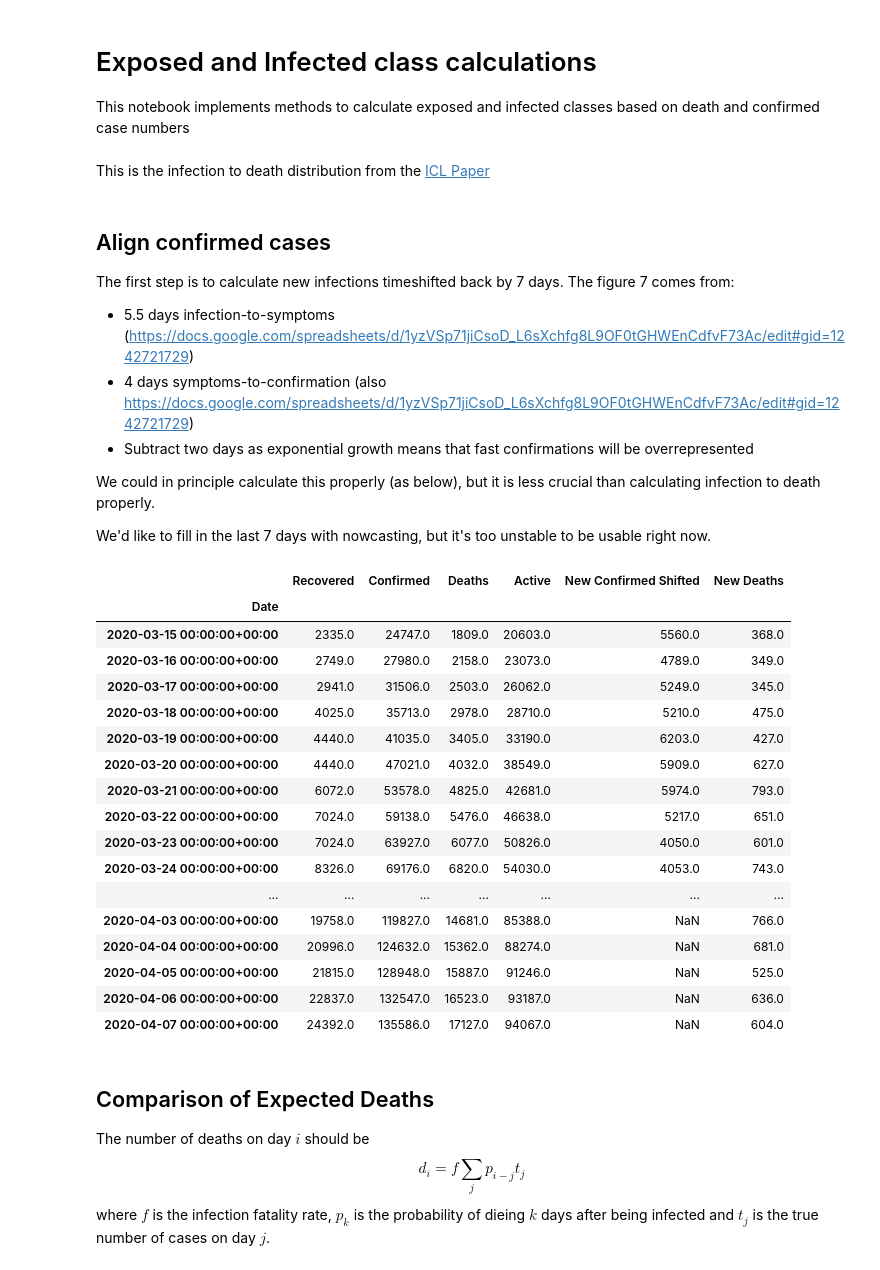
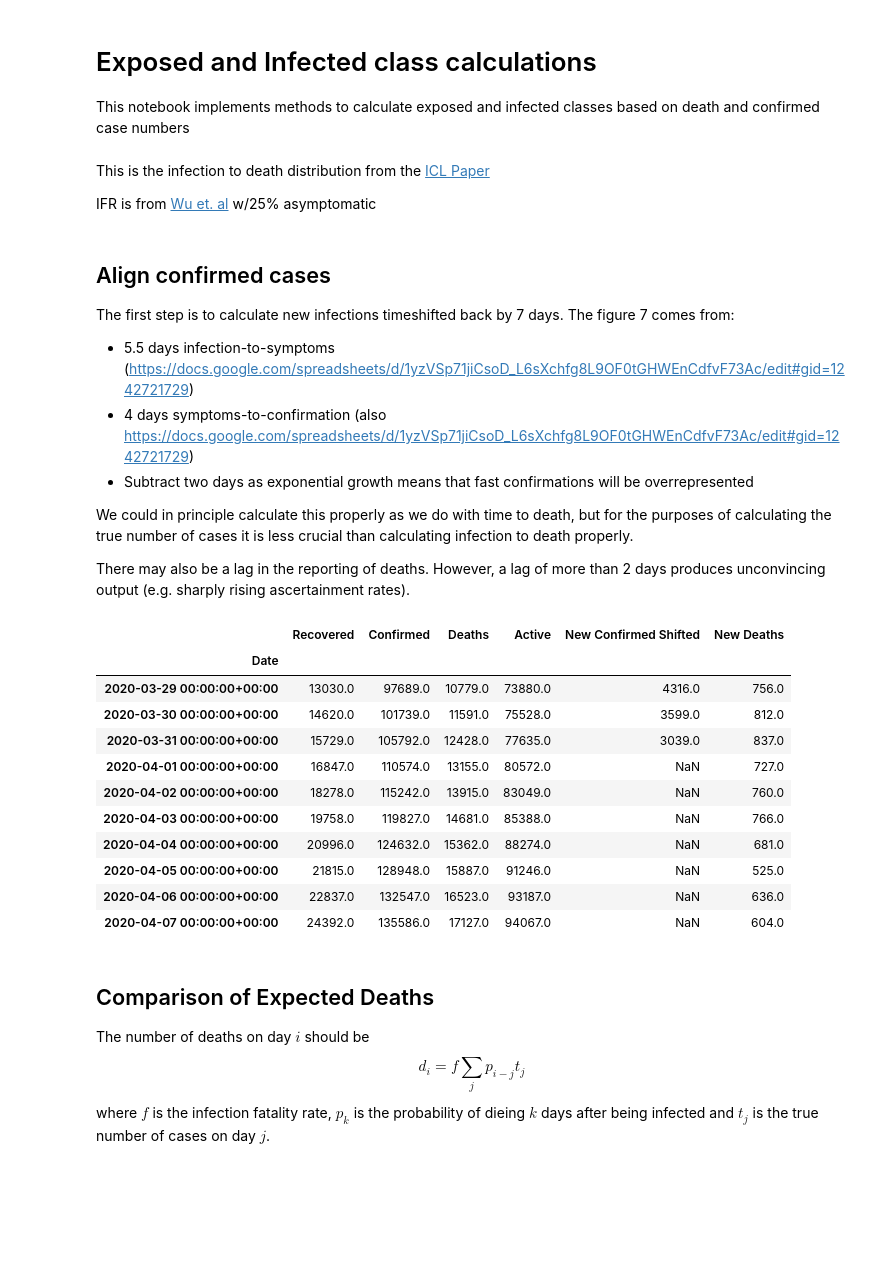
Before and after one commit to jsalvatier/epimodel, a Jupyter notebook: notebooks/djohnston/Cases_from_deaths.ipynb, the cells around one changed output. Drawn from its saved outputs; the diff is of its cells as text; code cells hidden in the pictures; blank space fills up the shorter version.

```diff
--- a/notebooks/djohnston/Cases_from_deaths.ipynb
+++ b/notebooks/djohnston/Cases_from_deaths.ipynb
@@ -17,6 +17,8 @@ csse_ds = csse_ds.loc[csse_ds.index.dropna(),:]
 csse_ds = csse_ds.loc[~(csse_ds.index.get_level_values(0)=='CA'),:]
 # %% [markdown]
 This is the infection to death distribution from the [ICL Paper](https://www.imperial.ac.uk/media/imperial-college/medicine/mrc-gida/2020-03-30-COVID19-Report-13.pdf)
+
+IFR is from [Wu et. al](https://www.nature.com/articles/s41591-020-0822-7) w/25% asymptomatic
 # %%
 ICL_ITD = gamma(1/0.45**2,0,18.8*0.45**2)
 
@@ -122,30 +125,24 @@ The first step is to calculate new infections timeshifted back by 7 days. The fi
  - 4 days symptoms-to-confirmation (also https://docs.google.com/spreadsheets/d/1yzVSp71jiCsoD_L6sXchfg8L9OF0tGHWEnCdfvF73Ac/edit#gid=1242721729)
  - Subtract two days as exponential growth means that fast confirmations will be overrepresented
 
-We could in principle calculate this properly (as below), but it is less crucial than calculating infection to death properly.
+We could in principle calculate this properly as we do with time to death, but for the purposes of calculating the true number of cases it is less crucial than calculating infection to death properly.
 
-We'd like to fill in the last 7 days with nowcasting, but it's too unstable to be usable right now.
+There may also be a lag in the reporting of deaths. However, a lag of more than 2 days produces unconvincing output (e.g. sharply rising ascertainment rates).
 # %%
 csse_demo = csse_ds.copy()
 
 csse_demo['New Confirmed Shifted'] = csse_demo['Confirmed'].groupby(level=0).transform(transformCases)
 csse_demo['New Deaths'] = csse_demo['Deaths'].groupby(level=0).transform(lambda x: x.diff())
 
-csse_demo.loc['IT'][-24:]
+csse_demo.loc['IT'][-10:]
 # %% [output]
 |  | Recovered | Confirmed | Deaths | Active | New Confirmed Shifted | New Deaths |
 | Date |  |  |  |  |  |  |
-| 2020-03-15 00:00:00+00:00 | 2335.0 | 24747.0 | 1809.0 | 20603.0 | 5560.0 | 368.0 |
-| 2020-03-16 00:00:00+00:00 | 2749.0 | 27980.0 | 2158.0 | 23073.0 | 4789.0 | 349.0 |
-| 2020-03-17 00:00:00+00:00 | 2941.0 | 31506.0 | 2503.0 | 26062.0 | 5249.0 | 345.0 |
-| 2020-03-18 00:00:00+00:00 | 4025.0 | 35713.0 | 2978.0 | 28710.0 | 5210.0 | 475.0 |
-| 2020-03-19 00:00:00+00:00 | 4440.0 | 41035.0 | 3405.0 | 33190.0 | 6203.0 | 427.0 |
-| 2020-03-20 00:00:00+00:00 | 4440.0 | 47021.0 | 4032.0 | 38549.0 | 5909.0 | 627.0 |
-| 2020-03-21 00:00:00+00:00 | 6072.0 | 53578.0 | 4825.0 | 42681.0 | 5974.0 | 793.0 |
-| 2020-03-22 00:00:00+00:00 | 7024.0 | 59138.0 | 5476.0 | 46638.0 | 5217.0 | 651.0 |
-| 2020-03-23 00:00:00+00:00 | 7024.0 | 63927.0 | 6077.0 | 50826.0 | 4050.0 | 601.0 |
-| 2020-03-24 00:00:00+00:00 | 8326.0 | 69176.0 | 6820.0 | 54030.0 | 4053.0 | 743.0 |
-| ... | ... | ... | ... | ... | ... | ... |
+| 2020-03-29 00:00:00+00:00 | 13030.0 | 97689.0 | 10779.0 | 73880.0 | 4316.0 | 756.0 |
+| 2020-03-30 00:00:00+00:00 | 14620.0 | 101739.0 | 11591.0 | 75528.0 | 3599.0 | 812.0 |
+| 2020-03-31 00:00:00+00:00 | 15729.0 | 105792.0 | 12428.0 | 77635.0 | 3039.0 | 837.0 |
+| 2020-04-01 00:00:00+00:00 | 16847.0 | 110574.0 | 13155.0 | 80572.0 | NaN | 727.0 |
+| 2020-04-02 00:00:00+00:00 | 18278.0 | 115242.0 | 13915.0 | 83049.0 | NaN | 760.0 |
 | 2020-04-03 00:00:00+00:00 | 19758.0 | 119827.0 | 14681.0 | 85388.0 | NaN | 766.0 |
 | 2020-04-04 00:00:00+00:00 | 20996.0 | 124632.0 | 15362.0 | 88274.0 | NaN | 681.0 |
 | 2020-04-05 00:00:00+00:00 | 21815.0 | 128948.0 | 15887.0 | 91246.0 | NaN | 525.0 |
```
Also changed, not shown: parts of 11 cells of this notebook.
